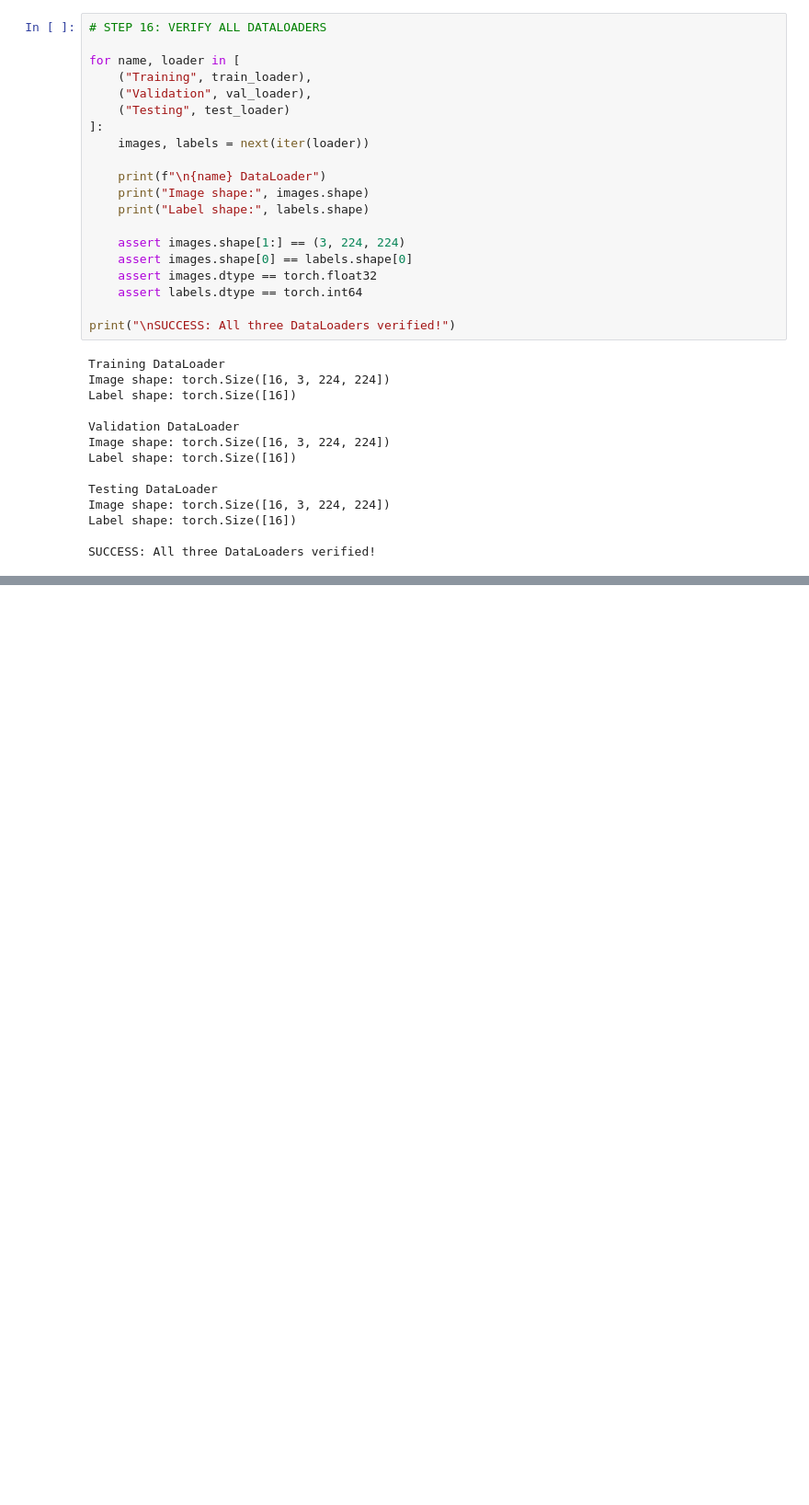
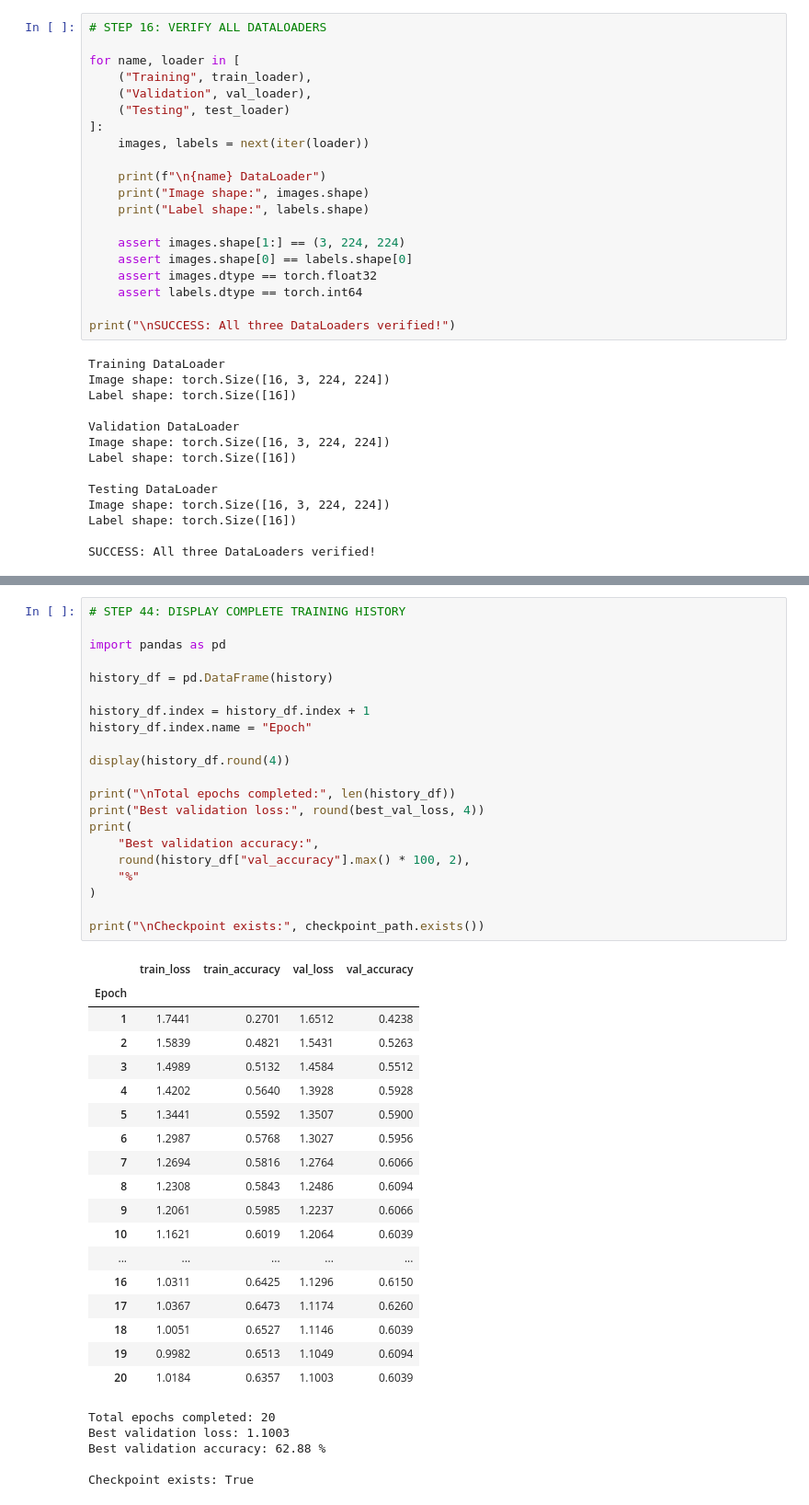
Before and after one commit to AbhinavSwami1/DermAI, a Jupyter notebook: ml/notebooks/01_dataset_audit.ipynb, the cells around one changed output, grey strips where cells are left out. Shown at 92% size. Cells and saved outputs as stored; diff of their text form; blank space fills up the shorter version.

```diff
--- a/ml/notebooks/01_dataset_audit.ipynb
+++ b/ml/notebooks/01_dataset_audit.ipynb
@@ -2464,0 +3314,45 @@ SUCCESS: All three DataLoaders verified!
+# %%
+# STEP 44: DISPLAY COMPLETE TRAINING HISTORY
+
+import pandas as pd
+
+history_df = pd.DataFrame(history)
+
+history_df.index = history_df.index + 1
+history_df.index.name = "Epoch"
+
+display(history_df.round(4))
+
+print("\nTotal epochs completed:", len(history_df))
+print("Best validation loss:", round(best_val_loss, 4))
+print(
+    "Best validation accuracy:",
+    round(history_df["val_accuracy"].max() * 100, 2),
+    "%"
+)
+
+print("\nCheckpoint exists:", checkpoint_path.exists())
+# %% [output]
+|  | train_loss | train_accuracy | val_loss | val_accuracy |
+| Epoch |  |  |  |  |
+| 1 | 1.7441 | 0.2701 | 1.6512 | 0.4238 |
+| 2 | 1.5839 | 0.4821 | 1.5431 | 0.5263 |
+| 3 | 1.4989 | 0.5132 | 1.4584 | 0.5512 |
+| 4 | 1.4202 | 0.5640 | 1.3928 | 0.5928 |
+| 5 | 1.3441 | 0.5592 | 1.3507 | 0.5900 |
+| 6 | 1.2987 | 0.5768 | 1.3027 | 0.5956 |
+| 7 | 1.2694 | 0.5816 | 1.2764 | 0.6066 |
+| 8 | 1.2308 | 0.5843 | 1.2486 | 0.6094 |
+| 9 | 1.2061 | 0.5985 | 1.2237 | 0.6066 |
+| 10 | 1.1621 | 0.6019 | 1.2064 | 0.6039 |
+| ... | ... | ... | ... | ... |
+| 16 | 1.0311 | 0.6425 | 1.1296 | 0.6150 |
+| 17 | 1.0367 | 0.6473 | 1.1174 | 0.6260 |
+| 18 | 1.0051 | 0.6527 | 1.1146 | 0.6039 |
+| 19 | 0.9982 | 0.6513 | 1.1049 | 0.6094 |
+| 20 | 1.0184 | 0.6357 | 1.1003 | 0.6039 |
+Total epochs completed: 20
+Best validation loss: 1.1003
+Best validation accuracy: 62.88 %
+
+Checkpoint exists: True
```
Also changed, not shown: parts of 25 cells of this notebook, 9 other files.
